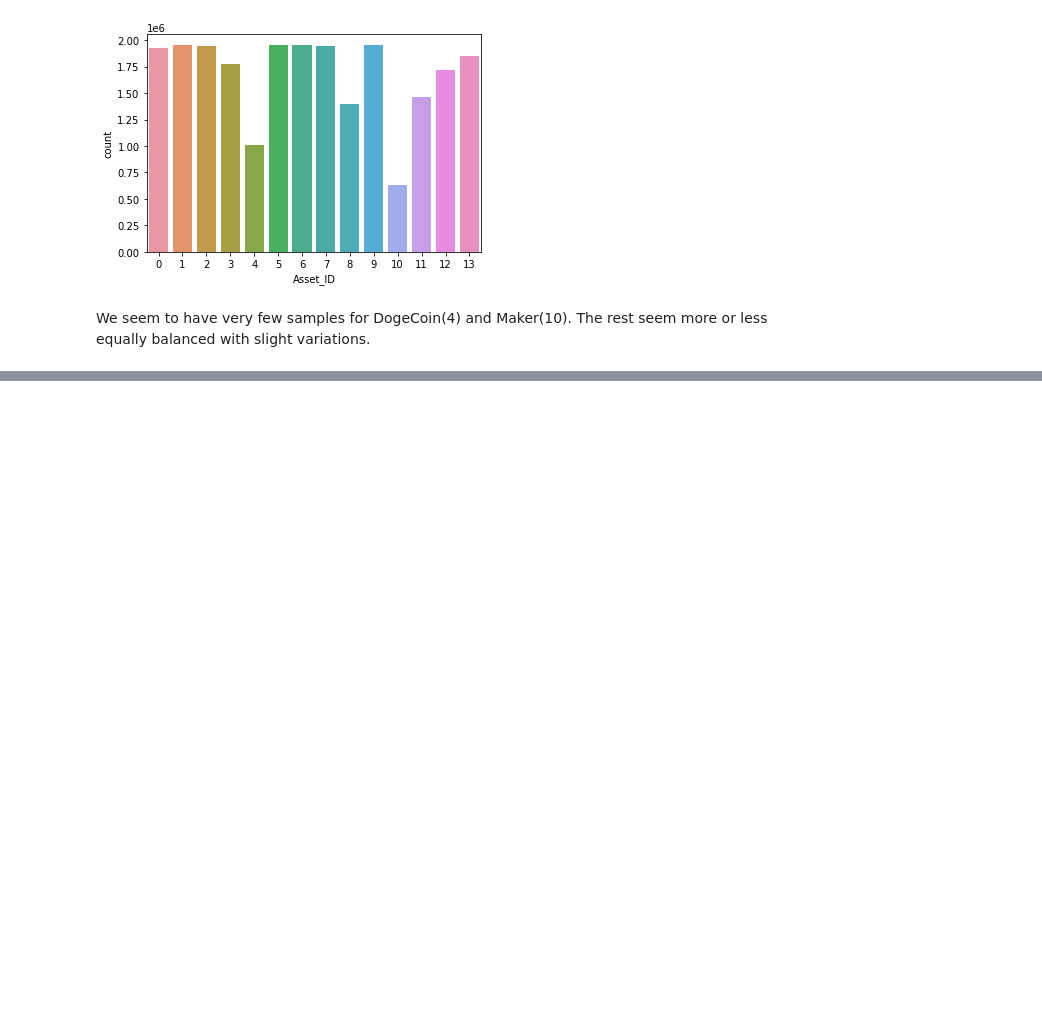
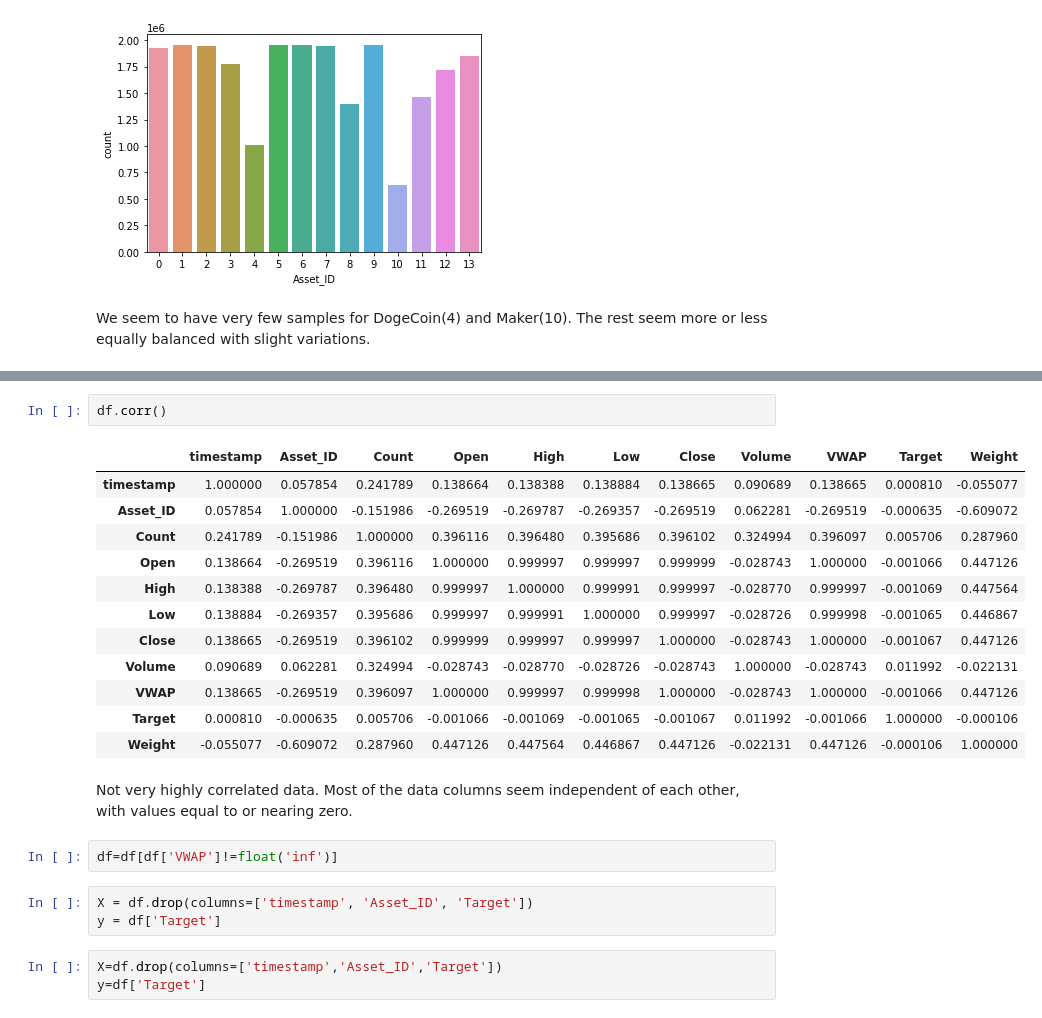
Before and after one commit to ashwiniyer176/G-Research-Crypto-Forecasting, a Jupyter notebook: notebooks/EDA.ipynb, the cells around one changed output, grey strips where cells are left out. Cells and saved outputs as stored; diff of their text form; blank space fills up the shorter version.

```diff
--- a/notebooks/EDA.ipynb
+++ b/notebooks/EDA.ipynb
@@ -80,0 +154,25 @@ We seem to have very few samples for DogeCoin(4) and Maker(10). The rest seem mo
+# %%
+df.corr()
+# %% [output]
+|  | timestamp | Asset_ID | Count | Open | High | Low | Close | Volume | VWAP | Target | Weight |
+| timestamp | 1.000000 | 0.057854 | 0.241789 | 0.138664 | 0.138388 | 0.138884 | 0.138665 | 0.090689 | 0.138665 | 0.000810 | -0.055077 |
+| Asset_ID | 0.057854 | 1.000000 | -0.151986 | -0.269519 | -0.269787 | -0.269357 | -0.269519 | 0.062281 | -0.269519 | -0.000635 | -0.609072 |
+| Count | 0.241789 | -0.151986 | 1.000000 | 0.396116 | 0.396480 | 0.395686 | 0.396102 | 0.324994 | 0.396097 | 0.005706 | 0.287960 |
+| Open | 0.138664 | -0.269519 | 0.396116 | 1.000000 | 0.999997 | 0.999997 | 0.999999 | -0.028743 | 1.000000 | -0.001066 | 0.447126 |
+| High | 0.138388 | -0.269787 | 0.396480 | 0.999997 | 1.000000 | 0.999991 | 0.999997 | -0.028770 | 0.999997 | -0.001069 | 0.447564 |
+| Low | 0.138884 | -0.269357 | 0.395686 | 0.999997 | 0.999991 | 1.000000 | 0.999997 | -0.028726 | 0.999998 | -0.001065 | 0.446867 |
+| Close | 0.138665 | -0.269519 | 0.396102 | 0.999999 | 0.999997 | 0.999997 | 1.000000 | -0.028743 | 1.000000 | -0.001067 | 0.447126 |
+| Volume | 0.090689 | 0.062281 | 0.324994 | -0.028743 | -0.028770 | -0.028726 | -0.028743 | 1.000000 | -0.028743 | 0.011992 | -0.022131 |
+| VWAP | 0.138665 | -0.269519 | 0.396097 | 1.000000 | 0.999997 | 0.999998 | 1.000000 | -0.028743 | 1.000000 | -0.001066 | 0.447126 |
+| Target | 0.000810 | -0.000635 | 0.005706 | -0.001066 | -0.001069 | -0.001065 | -0.001067 | 0.011992 | -0.001066 | 1.000000 | -0.000106 |
+| Weight | -0.055077 | -0.609072 | 0.287960 | 0.447126 | 0.447564 | 0.446867 | 0.447126 | -0.022131 | 0.447126 | -0.000106 | 1.000000 |
+# %% [markdown]
+Not very highly correlated data. Most of the data columns seem independent of each other, with values equal to or nearing zero.
+# %%
+df=df[df['VWAP']!=float('inf')]
+# %%
+X = df.drop(columns=['timestamp', 'Asset_ID', 'Target'])
+y = df['Target']
+# %%
+X=df.drop(columns=['timestamp','Asset_ID','Target'])
+y=df['Target']
```
Also changed, not shown: parts of 18 cells of this notebook, 1 other file.
